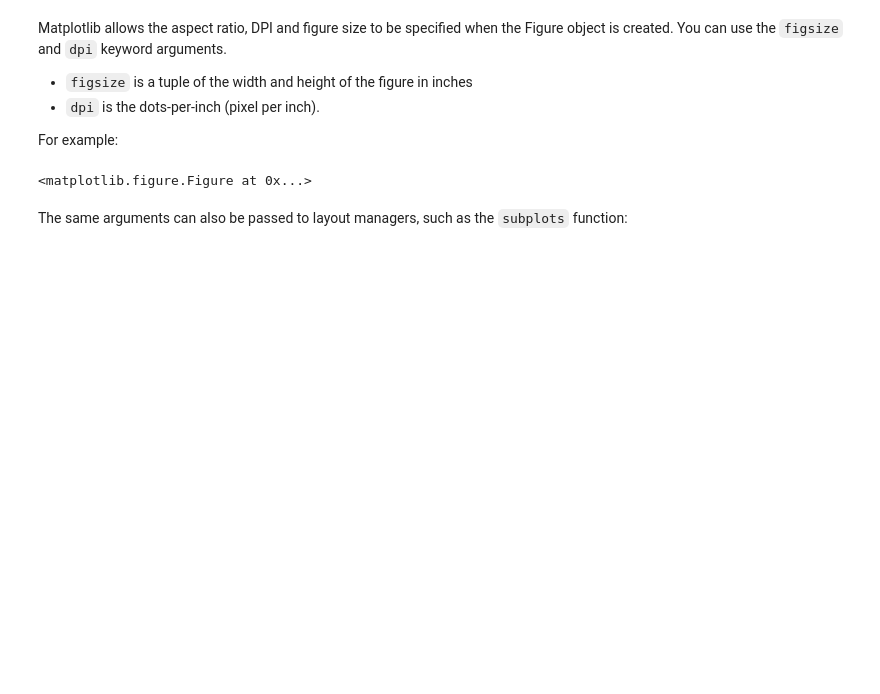
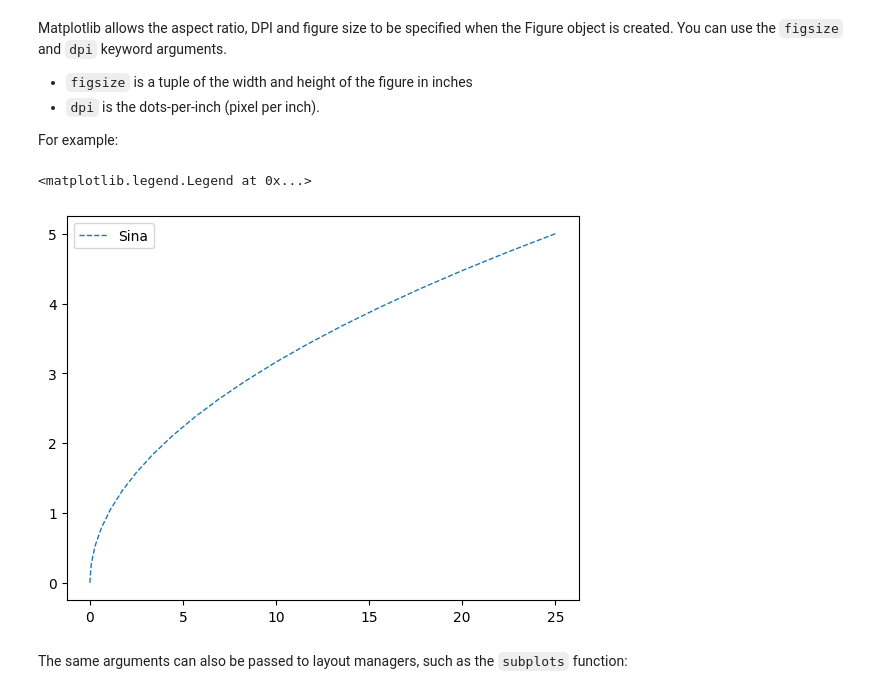
Before and after one commit to sina6611/Matplotlib-Excercise, a Jupyter notebook: 01-Matplotlib Concepts Lecture.ipynb, the cells around one changed output. Drawn from its saved outputs; the diff is of its cells as text; code cells hidden in the pictures; blank space fills up the shorter version.

```diff
--- a/01-Matplotlib Concepts Lecture.ipynb
+++ b/01-Matplotlib Concepts Lecture.ipynb
@@ -204,10 +204,14 @@ Matplotlib allows the aspect ratio, DPI and figure size to be specified when the
 * `dpi` is the dots-per-inch (pixel per inch).
 
 For example:
-# %%
-fig = plt.figure(figsize=(8,4), dpi=100)
-# %% [output]
-<matplotlib.figure.Figure at 0x...>
+# %%
+fig=plt.figure()
+f1=fig.add_axes([0,0,0.8,0.8])
+f1.plot(y,x,linewidth=1, linestyle='--',label='Sina')
+f1.legend()
+# %% [output]
+<matplotlib.legend.Legend at 0x...>
+[figure, added]
 # %% [markdown]
 The same arguments can also be passed to layout managers, such as the `subplots` function:
 # %%
```
